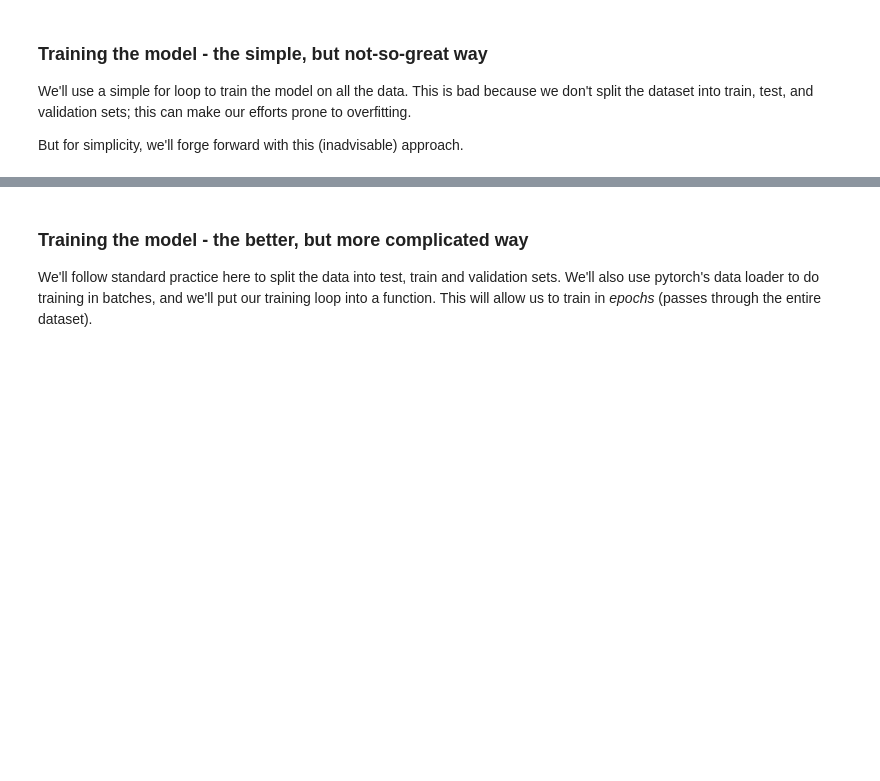
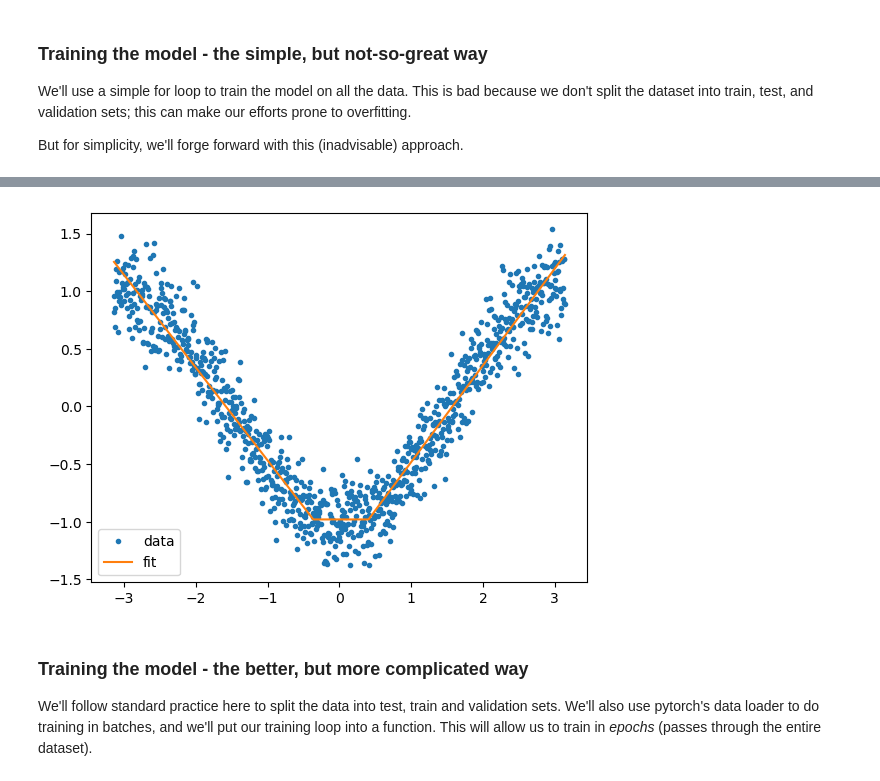
Before and after one commit to Evan-PC-chiang/Class, a Jupyter notebook: lesson_07/Copy_of_07_workalong01_machine_learning_basics.ipynb, the cells around one changed output, grey strips where cells are left out. Cells and saved outputs as stored; diff of their text form; code cells hidden in the pictures; blank space fills up the shorter version.

```diff
--- a/lesson_07/Copy_of_07_workalong01_machine_learning_basics.ipynb
+++ b/lesson_07/Copy_of_07_workalong01_machine_learning_basics.ipynb
@@ -128,7 +109,7 @@ Calculate the loss for your fit to the data above: we'll compare in class.
 
 def loss(y_true : np.ndarray, y_pred : np.ndarray) -> float:
     """ returns the mean squared error between y_true and y_pred """
-    pass
+    return np.square(y_true-y_pred).mean()
 
 # calculate the loss for the fit
 # %% [markdown]
@@ -161,3 +244,14 @@ But for simplicity, we'll forge forward with this (inadvisable) approach.
+# %%
+""" Plot the trained model. """
+fig, ax = plt.subplots()
+
+ax.plot(x, noisy_data, '.', label="data")
+ax.plot(x, pred.detach().numpy(), label="fit")
+ax.legend()
+
+plt.show()
+# %% [output]
+[figure, added]
 # %% [markdown]
 ### Training the model - the better, but more complicated way
 
```
Also changed, not shown: parts of 14 cells of this notebook, 2 other files.
